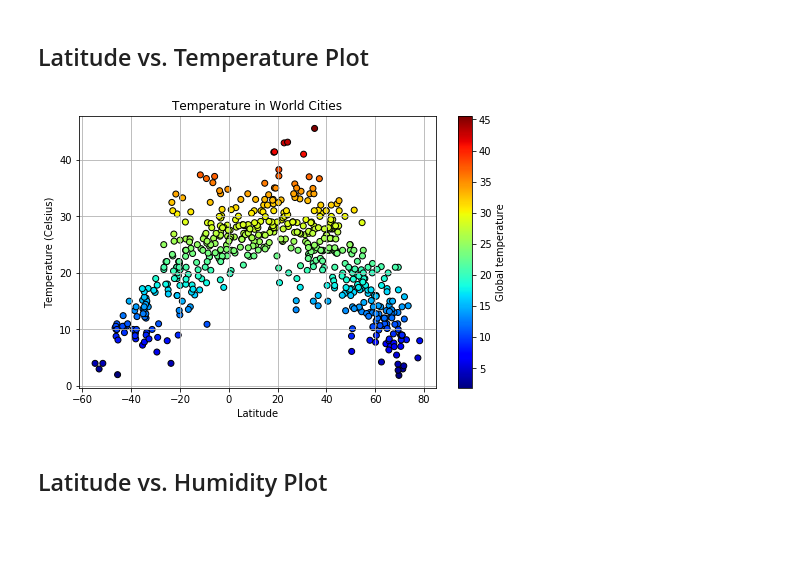
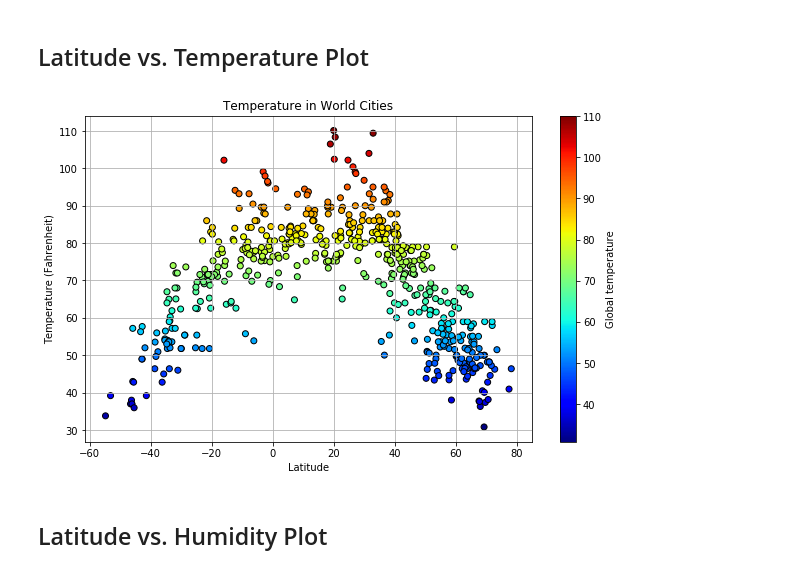
Before and after one commit to Phillips4100/APIs_with_Python-What-s-the-Weather-Like-, a Jupyter notebook: WeatherPy/WeatherPy.ipynb, the cells around one changed output. Drawn from its saved outputs; the diff is of its cells as text; code cells hidden in the pictures; blank space fills up the shorter version.

```diff
--- a/WeatherPy/WeatherPy.ipynb
+++ b/WeatherPy/WeatherPy.ipynb
@@ -55,0 +57,10 @@ len(cities)
+# %%
+url = "http://api.openweathermap.org/data/2.5/weather?"
+units = "metric"
+
+# Build partial query URL
+query_url = f"{url}appid={weather_api_key}&units={units}&q="
+
+response = requests.get(query_url + ('Grand Junction')).json()
+
+response
@@ -124,12 +152,14 @@ complete
 * Display the DataFrame
 # %%
 weather_dict = {
-    "city": cities,
+    "city": city,
     "lat": lat,
+    "lng": lng,
     "max temp": temp,
     "Humidity": Humidity,
     "Cloudiness": Cloudiness,
-    "Wind Speed": Wind_Speed
+    "Wind Speed": Wind_Speed,
+    "country": country
 }
 weather_data = pd.DataFrame(weather_dict)
 weather_data.to_csv('weather_data.csv')
@@ -156,6 +186,6 @@ weather_data.head(15)
 ----
 Skip this step if there are no cities that have humidity > 100%.
 # %%
-NA=weather_data.lat != 'N/A'
-NA.head(15)
+NA=weather_data.Humidity <= 100
+NA
 # %% [output]
@@ -178,7 +204,6 @@ Name: lat, dtype: bool
 # %%
 # Extract relevant fields from the data frame
 clean_weather_data=weather_data[NA]
-clean_weather_data['temp']=weather_data['max temp']
 
 # len(clean_weather_data)
 # Export the City_Data into a csv
@@ -214,25 +234,25 @@ See the caveats in the documentation: https://pandas.pydata.org/pandas-docs/stab
 ## Latitude vs. Temperature Plot
 # %%
 # Build a scatter plot for each data type
-plt.figure(figsize=(8,5))
+plt.figure(figsize=(10,6))
 plt.scatter(clean_weather_data["lat"], clean_weather_data["max temp"], marker="o",
-            edgecolors="black", c=clean_weather_data["temp"], cmap='jet')
+            edgecolors="black", c=clean_weather_data["max temp"], cmap='jet')
 
 # Incorporate the other graph properties
 plt.title("Temperature in World Cities")
-plt.ylabel("Temperature (Celsius)")
+plt.ylabel("Temperature (Fahrenheit)")
 plt.xlabel("Latitude")
 clb = plt.colorbar()
 clb.set_label("Global temperature")
 plt.grid(True)
 
 # Save the figure
 plt.savefig("TemperatureInWorldCities.png")
 
 # Show plot
 plt.show()
 # %% [output]
-[figure, old version]
+[figure, new version]
 # %% [markdown]
 ## Latitude vs. Humidity Plot
 # %%
```
Also changed, not shown: parts of 19 cells of this notebook, 16 other files.
